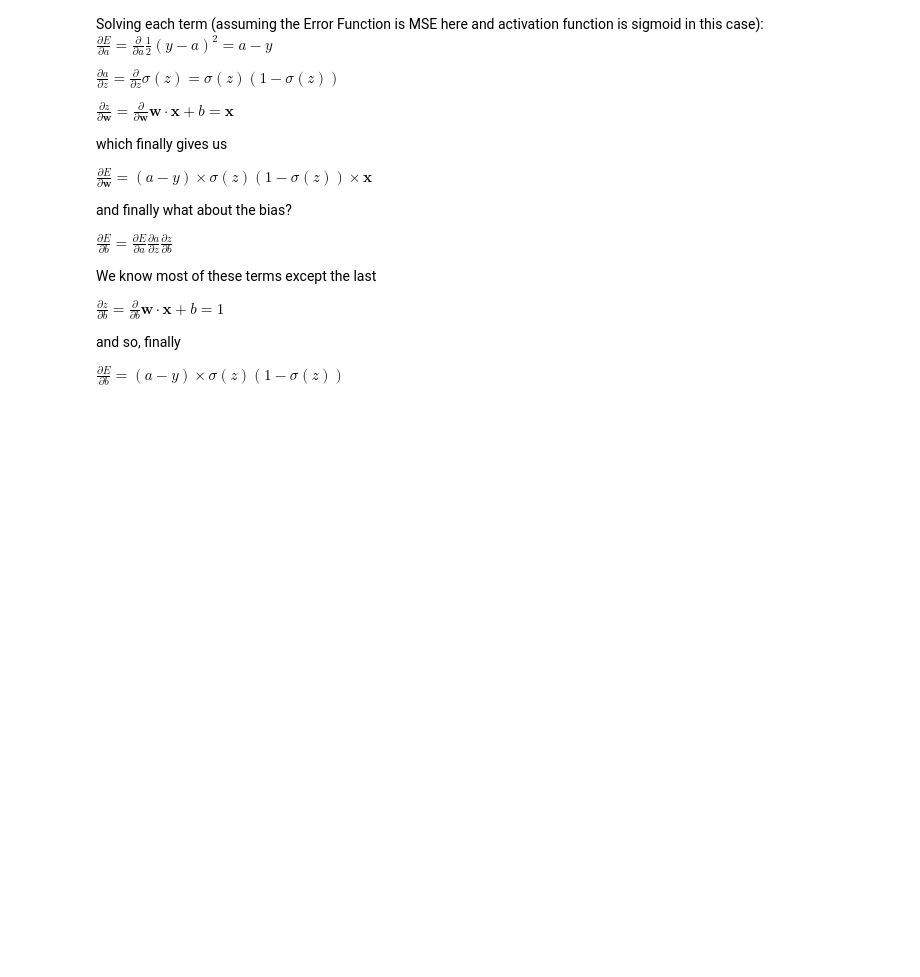
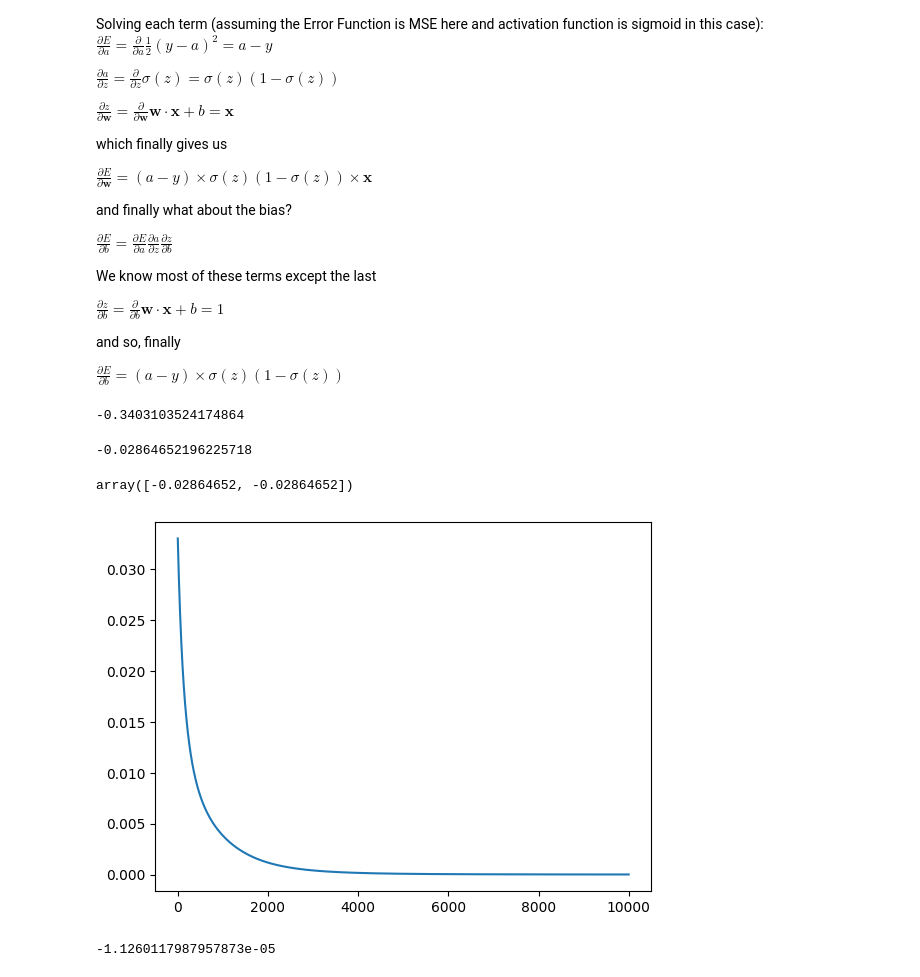
Before and after one commit to dkersh/NeuralNetworks_from_scratch, a Jupyter notebook: class_implementation.ipynb, the cells around one changed output. Drawn from its saved outputs; the diff is of its cells as text; code cells hidden in the pictures; blank space fills up the shorter version.

```diff
--- a/class_implementation.ipynb
+++ b/class_implementation.ipynb
@@ -170,12 +148,46 @@ n1 = Neuron(2, Sigmoid())
+# %%
+n1 = Neuron(2, Sigmoid())
+for x, y in zip(X, Y):
+    x = np.array(x)
+    y = np.array(y)
+
+    a = n1.forward(x)
+    E = 0.5*(y - a)**2
+    E_prime = (a - y)
+
+print(E_prime)
+# %% [output]
+-0.3403103524174864
+# %%
+delta = E_prime * n1.activation_function.derivative(np.dot(n1.weights, n1.inputs) + n1.bias)
+print(delta)
+
+np.squeeze(np.transpose(np.outer(delta, np.transpose(n1.inputs))))
+# %% [output]
+-0.02864652196225718
+array([-0.02864652, -0.02864652])
 # %%
 n1 = Neuron(2, Sigmoid())
 all_E = []
-for i in range(100):
+for i in range(10000):
     for x, y in zip(X, Y):
         x = np.array(x)
         y = np.array(y)
 
         a = n1.forward(x)
         E = 0.5*(y - a)**2
-        delta = n1.backward(x, y)
+        E_prime = (a - y)
+        delta = n1.backward(E_prime)
+
+        n1.update_weights()
     all_E += [E]
+
+plt.figure()
+plt.plot(all_E)
+plt.show()
+# %% [output]
+[figure, added]
+# %%
+delta
+# %% [output]
+-1.1260117987957873e-05
```
Also changed, not shown: parts of 17 cells of this notebook.
